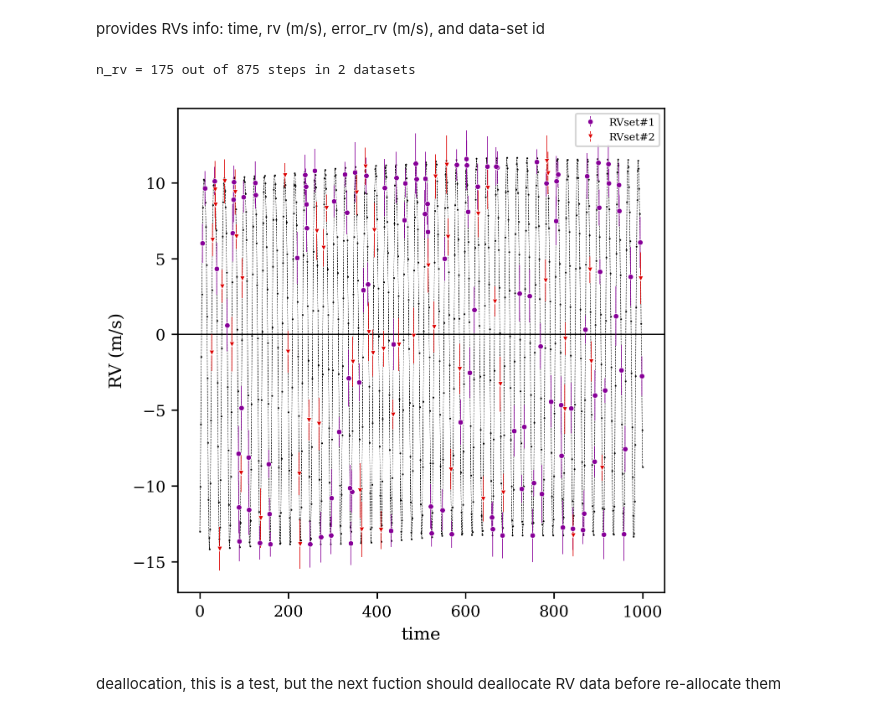
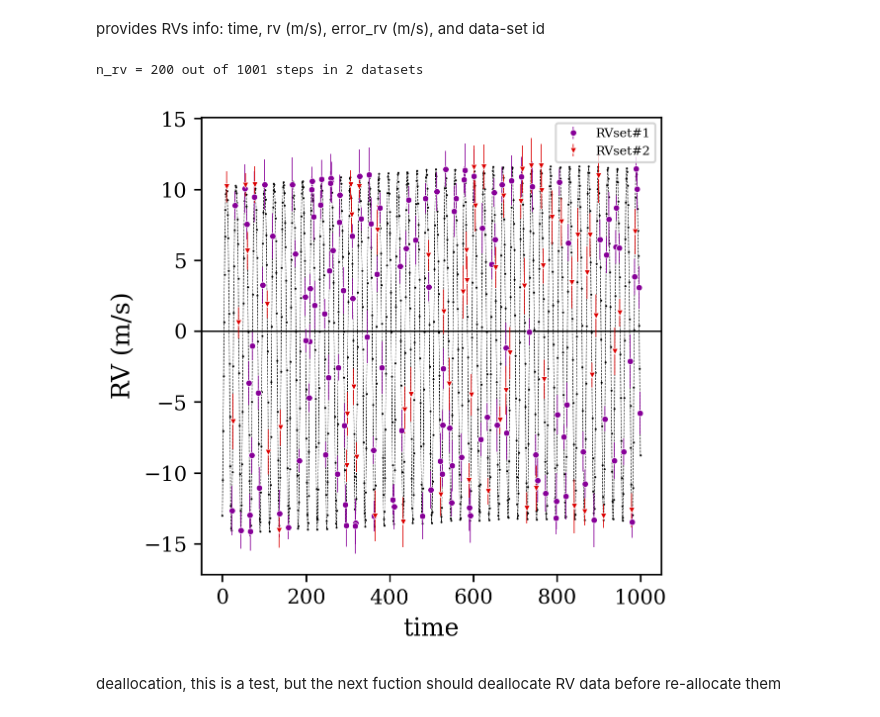
Before and after one commit to lucaborsato/trades, a Jupyter notebook: trades_example/python_examples/import_trades_for_python.ipynb, the cells around one changed output. Saved outputs shown, nothing was run; the diff lists cells and outputs as text; code cells hidden in the pictures.

```diff
--- a/trades_example/python_examples/import_trades_for_python.ipynb
+++ b/trades_example/python_examples/import_trades_for_python.ipynb
@@ -80,8 +73,8 @@ time_steps, orbits, stable = pytrades.kelements_to_orbits_full(
     mass, radius,
     period, ecc, argp, meana, inc, longn,
     specific_times=None, # add additional times to compute orbits, e.g. time of RV observations
-    step_size=None, # define the output stepsize
-    n_steps_smaller_orbits=10 # number of output steps of the inner planet
+    step_size=1.0, # define the output stepsize
+    n_steps_smaller_orbits=None # number of output steps of the inner planet
 )
 # sort them
 n_steps = len(time_steps)
@@ -100,7 +99,7 @@ transiting_body = 1 # all planets
 n_transits = (t_int /  period[1:]).astype(int)
 n_all_transits = np.sum(n_transits) + (n_body - 1) # star has no transits by definition
 
-transits, durations, misalign, kep_elem, body_flag = pytrades.orbits_to_transits(
+transits, durations, lambda_rm, kep_elem, body_flag = pytrades.orbits_to_transits(
     n_all_transits,
     time_steps, mass, radius, orbits,
     transiting_body
@@ -109,6 +108,9 @@ transits, durations, misalign, kep_elem, body_flag = pytrades.orbits_to_transits
 You can combine the previous three cell in a function to generate one-shot orbits, RVs and transit times.
 # %% [markdown]
 ## Plots
+# %%
+figsize=(4,4)
+body_names = ["star", "b", "c"]
 # %% [markdown]
 Orbits
 # %%
@@ -417,7 +179,7 @@ lin_ephem = {}
 for i_body in range(1, n_body):
     i_py = i_body - 1
     i_pl = i_body + 1
-    print("=== Planet id {} == {} ===".format(i_pl, pl_names[i_body]))
+    print("=== Planet id {} == {} ===".format(i_pl, body_names[i_body]))
     sel = body_flag == i_pl
     tra = transits[sel]
     n_tra = len(tra)
@@ -430,14 +192,24 @@ for i_body in range(1, n_body):
     epo = np.rint( (tra - Tmed) / Pmed )
     Tref, Pref, chi2 = pytrades.linear_fit(epo, tra, ey=None)
     print("Tref = ", Tref, " Pref = ", Pref)
-    print("chi2 = {} ==> chi2/dof = {}".format(chi2, chi2/(len(tra)-2)))
+    print("chi2 = {} ==> chi2/dof = {}".format(chi2, chi2/(len(tra)-2))) # this has no meaning due to missing error on T0s
     lin_ephem[i_pl] = {"Tref": Tref[0], "Pref":Pref[0]}
 
     Tlin = Tref[0] + epo * Pref[0]
     oc   = (tra - Tlin)
+
+    ey = np.std(oc, ddof=1)/np.sqrt(len(tra))
+    wres = oc/ey
+    chi2y = np.dot(wres, wres)
+    print("chi2 = {} ==> chi2/dof = {}".format(chi2y, chi2y/(len(tra)-2))) # a chi square like measure of fit
+
     Aoc = 0.5*np.ptp(oc)
     un = set_unit_base("auto", Aoc)
+    Aoc_std = np.std(oc, ddof=1)
+    Aoc_rms = np.percentile(np.abs(oc), 68.27)
     print("A_TTV = semi-amplitude OC = {} {}".format(Aoc*un[0], un[1]))
+    print("A_TTV =   standard dev OC = {} {}".format(Aoc_std*un[0], un[1]))
+    print("A_TTV =   p68.27th abs OC = {} {}".format(Aoc_rms*un[0], un[1]))
 
     ax = plt.subplot2grid((nrows, ncols), (i_py, 0))
     ax.axhline(0.0, color='black', ls='-', lw=0.6, zorder=1)
@@ -450,7 +222,7 @@ for i_body in range(1, n_body):
         mew=0.2,
         ls='-',
         lw=0.4,
-        label=pl_names[i_body],
+        label=body_names[i_body],
         zorder=5
     )
     ax.legend(loc='best', fontsize=leg_size)
@@ -509,10 +287,10 @@ print("n_rv = {} out of {} steps in {} datasets".format(
     n_rv, n_steps, n_rvset
 ))
 # %% [output]
-n_rv = 175 out of 875 steps in 2 datasets
+n_rv = 200 out of 1001 steps in 2 datasets
 # %%
 colors = plt.get_cmap("nipy_spectral")(np.linspace(0.1, 0.9, endpoint=True, num=n_rvset))
-markers = markers = mpl.markers.MarkerStyle.filled_markers
+markers = anc.filled_markers
 
 fig = plt.figure(figsize=figsize)
 nrows,ncols,irow,icol=1,1,0,0
@@ -527,34 +305,34 @@ ax.plot(
     mec='None',
     mew=0.3,
     ls='--',
     lw=0.3,
     zorder=3
 )
 ax.set_xlabel("time")
 ax.set_ylabel("RV (m/s)")
 
 for i_s, s in enumerate(set_rv):
     sel = s == rv_setid
     ax.errorbar(
         t_rv[sel]-t_epoch, rv_obs[sel],
         yerr=erv_obs[sel],
         color=colors[i_s],
         marker=markers[i_s],
         ms=3,
         mec='white',
         mew=0.3,
         ls='',
         elinewidth=0.4,
         capsize=0,
         zorder=4,
         label="RVset#{}".format(s)
     )
 ax.legend(loc='best', fontsize=6)
 
 plt.show()
 plt.close(fig)
 # %% [output]
-[figure, old version]
+[figure, new version]
 # %% [markdown]
 deallocation, this is a test, but the next fuction should deallocate RV data before re-allocate them
 # %%
```
Also changed, not shown: parts of 19 cells of this notebook, 34 other files.
